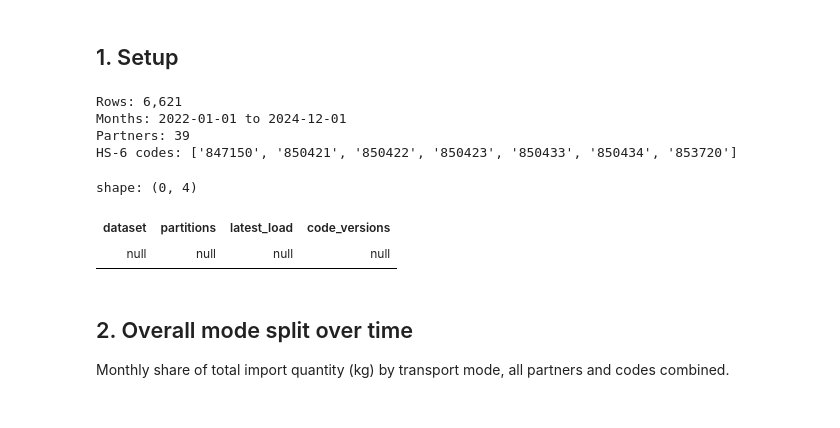
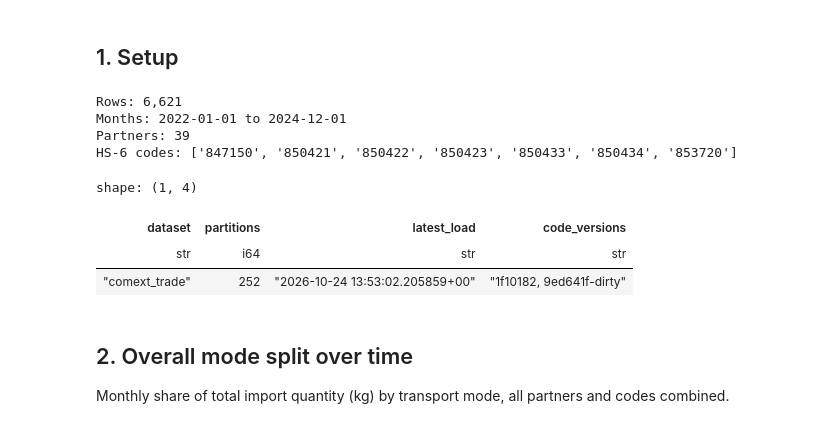
Before and after one commit to mollyegibson/shockt-climate, a Jupyter notebook: analysis/eu_imports/eu_imports_mode.ipynb, the cells around one changed output. Saved outputs shown, nothing was run; the diff lists cells and outputs as text; code cells hidden in the pictures.

```diff
--- a/analysis/eu_imports/eu_imports_mode.ipynb
+++ b/analysis/eu_imports/eu_imports_mode.ipynb
@@ -31,21 +31,22 @@ MODE_COLORS = {
 # %%
 with core.connect(get_settings()) as conn:
     eu = core.eu_imports(conn, ALL_CODES)
-    loads = core.current_loads(conn, ["comext"])
+    loads = core.current_loads(conn, ["comext_trade"])
 
 print(f"Rows: {eu.height:,}")
 print(f"Months: {eu['month'].min()} to {eu['month'].max()}")
 print(f"Partners: {eu['partner'].n_unique()}")
 print(f"HS-6 codes: {sorted(eu['hs6'].unique().to_list())}")
 loads
 # %% [output]
 Rows: 6,621
 Months: 2022-01-01 to 2024-12-01
 Partners: 39
 HS-6 codes: ['847150', '850421', '850422', '850423', '850433', '850434', '853720']
-shape: (0, 4)
+shape: (1, 4)
 | dataset | partitions | latest_load | code_versions |
-| null | null | null | null |
+| str | i64 | str | str |
+| "comext_trade" | 252 | "2026-10-24 13:53:02.205859+00" | "1f10182, 9ed641f-dirty" |
 # %% [markdown]
 ## 2. Overall mode split over time
 
```
Also changed, not shown: parts of 4 cells of this notebook, 5 other files.
